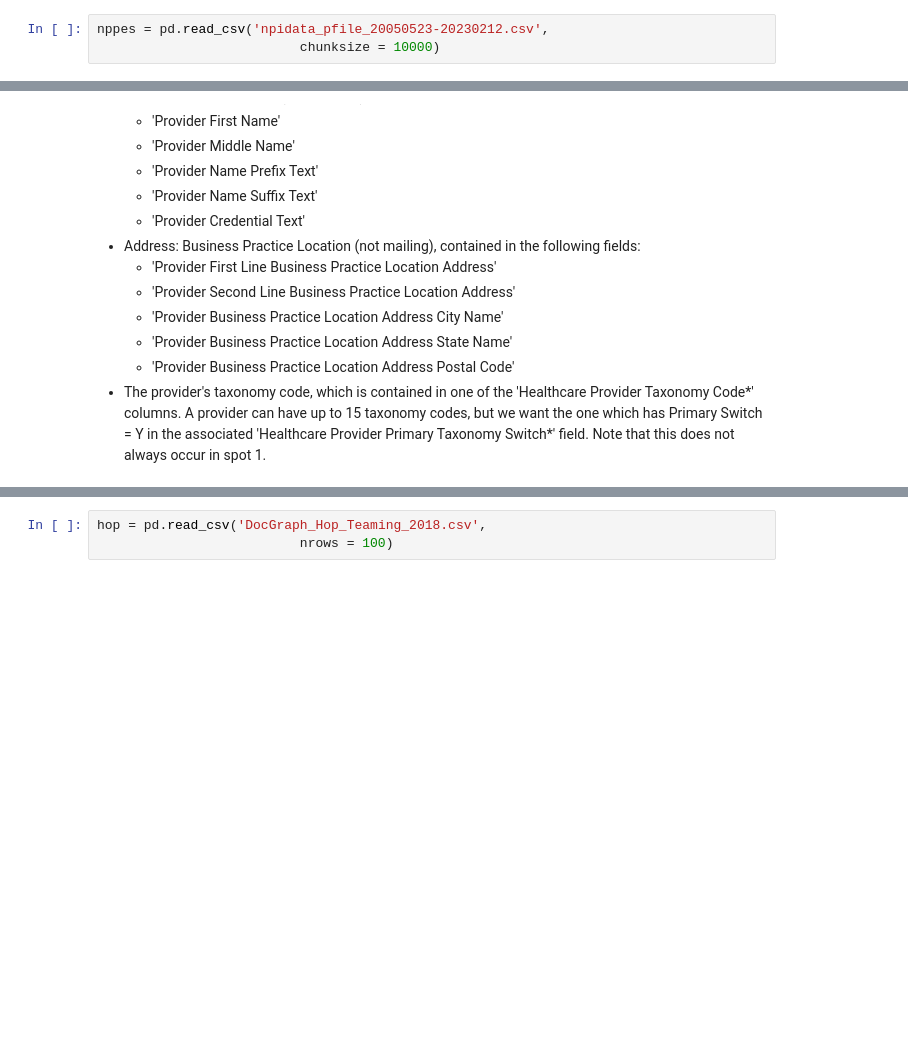
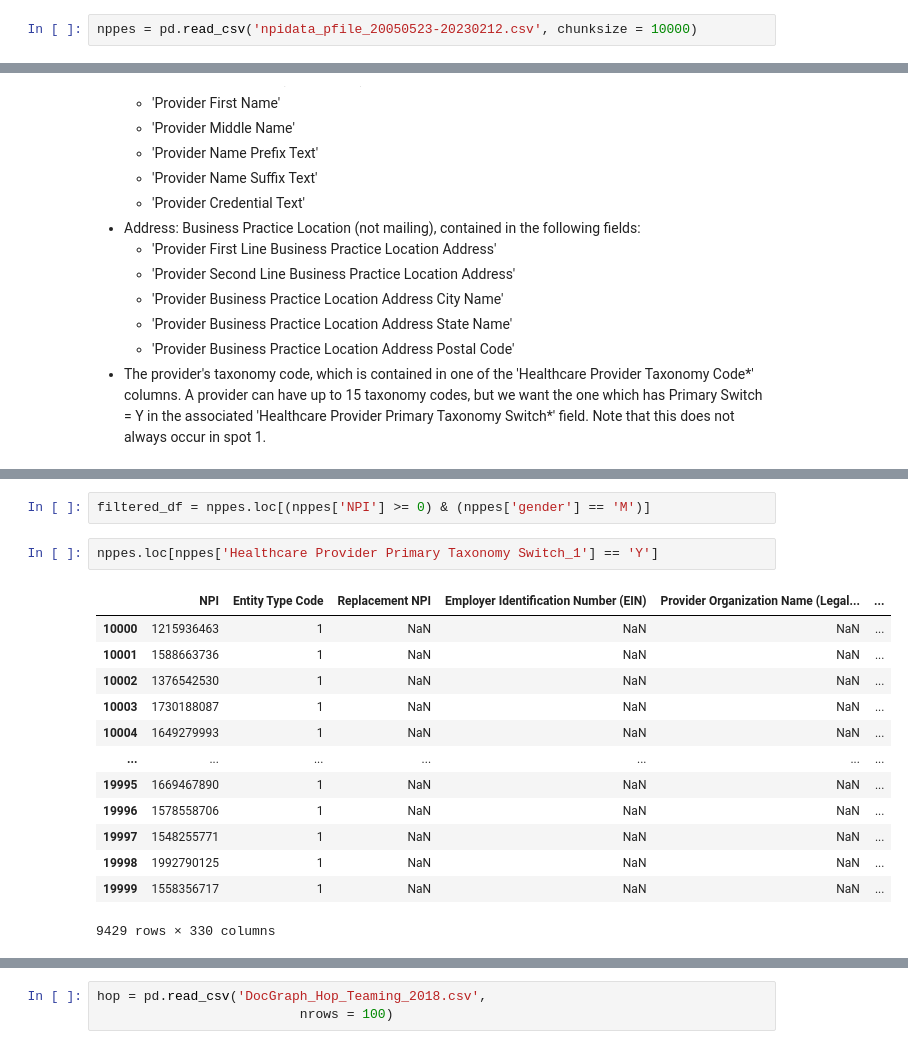
Before and after one commit to hcgreer/hop_team-team_blimp, a Jupyter notebook: hop_team_blimp.ipynb, the cells around one changed output, grey strips where cells are left out. Cells and saved outputs as stored; diff of their text form; blank space fills up the shorter version.

```diff
--- a/hop_team_blimp.ipynb
+++ b/hop_team_blimp.ipynb
@@ -2,8 +2,7 @@
 import pandas as pd
 import numpy as np
 # %%
-nppes = pd.read_csv('npidata_pfile_20050523-20230212.csv',
-                          chunksize = 10000)
+nppes = pd.read_csv('npidata_pfile_20050523-20230212.csv', chunksize = 10000)
 # %% [markdown]
 The NPPES dataset contains a large number of fields, only a few of which are relevant to this project:
 * 'NPI'
@@ -51,0 +241,18 @@ n.columns.tolist()
+# %%
+filtered_df = nppes.loc[(nppes['NPI'] >= 0) & (nppes['gender'] == 'M')]
+# %%
+nppes.loc[nppes['Healthcare Provider Primary Taxonomy Switch_1'] == 'Y']
+# %% [output]
+|  | NPI | Entity Type Code | Replacement NPI | Employer Identification Number (EIN) | Provider Organization Name (Legal... | ... |
+| 10000 | 1215936463 | 1 | NaN | NaN | NaN | ... |
+| 10001 | 1588663736 | 1 | NaN | NaN | NaN | ... |
+| 10002 | 1376542530 | 1 | NaN | NaN | NaN | ... |
+| 10003 | 1730188087 | 1 | NaN | NaN | NaN | ... |
+| 10004 | 1649279993 | 1 | NaN | NaN | NaN | ... |
+| ... | ... | ... | ... | ... | ... | ... |
+| 19995 | 1669467890 | 1 | NaN | NaN | NaN | ... |
+| 19996 | 1578558706 | 1 | NaN | NaN | NaN | ... |
+| 19997 | 1548255771 | 1 | NaN | NaN | NaN | ... |
+| 19998 | 1992790125 | 1 | NaN | NaN | NaN | ... |
+| 19999 | 1558356717 | 1 | NaN | NaN | NaN | ... |
+9429 rows × 330 columns
```
Also changed, not shown: parts of 23 cells of this notebook.
